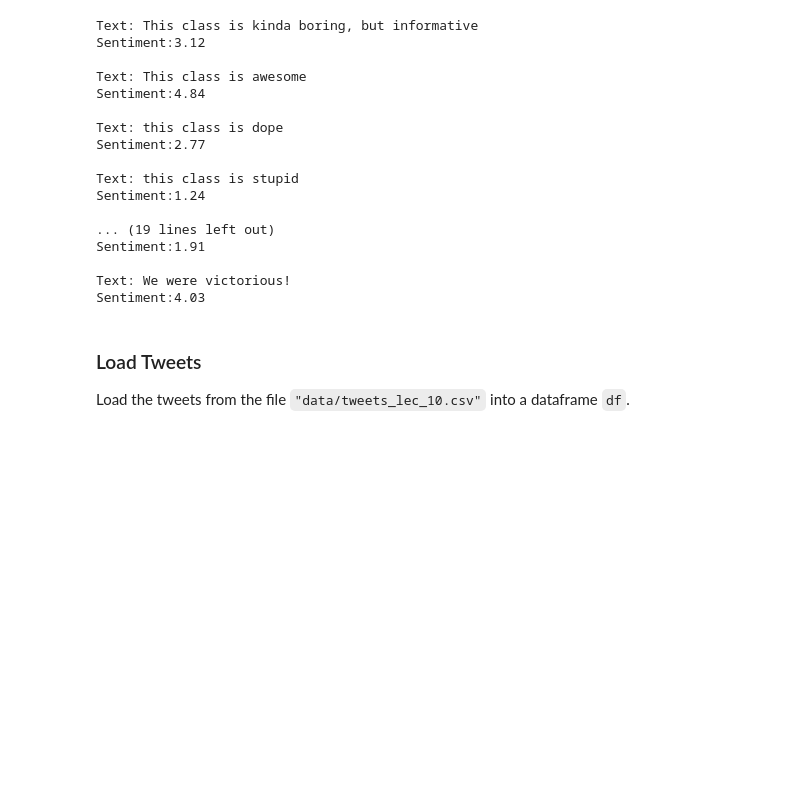
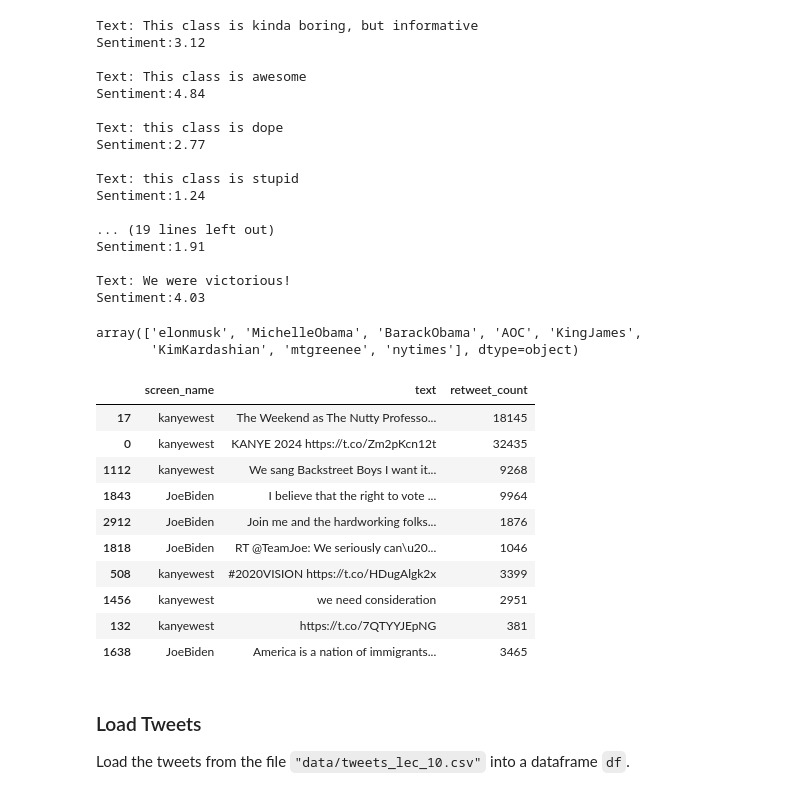
Before and after one commit to zlisto/sentiment_analysis, a Jupyter notebook: Sentiment Analysis.ipynb, the cells around one changed output. Drawn from its saved outputs; the diff is of its cells as text; code cells hidden in the pictures; blank space fills up the shorter version.

```diff
--- a/Sentiment Analysis.ipynb
+++ b/Sentiment Analysis.ipynb
@@ -261,3 +184,36 @@ Sentiment:4.03
+# %%
+#Data Processing
+df = pd.read_csv("data/tweets_sentiment_embedding_02.csv")
+
+
+df.screen_name.unique()
+#df.to_csv("data/tweets_sentiment_embedding_02.csv")
+# %% [output]
+array(['elonmusk', 'MichelleObama', 'BarackObama', 'AOC', 'KingJames',
+       'KimKardashian', 'mtgreenee', 'nytimes'], dtype=object)
+# %%
+
+
+
+df_kanye = pd.read_csv("data/tweets_kanyewest.csv")
+df_biden = pd.read_csv("data/tweets_joebiden.csv")
+
+df_tweets = pd.concat([df_kanye, df_biden])
+df_tweets = df_tweets[['screen_name','text','retweet_count']]
+# %%
+df_tweets.sample(n=10)
+# %% [output]
+|  | screen_name | text | retweet_count |
+| 17 | kanyewest | The Weekend as The Nutty Professo... | 18145 |
+| 0 | kanyewest | KANYE 2024 https://t.co/Zm2pKcn12t | 32435 |
+| 1112 | kanyewest | We sang Backstreet Boys I want it... | 9268 |
+| 1843 | JoeBiden | I believe that the right to vote ... | 9964 |
+| 2912 | JoeBiden | Join me and the hardworking folks... | 1876 |
+| 1818 | JoeBiden | RT @TeamJoe: We seriously can\u20... | 1046 |
+| 508 | kanyewest | #2020VISION https://t.co/HDugAlgk2x | 3399 |
+| 1456 | kanyewest | we need consideration | 2951 |
+| 132 | kanyewest | https://t.co/7QTYYJEpNG | 381 |
+| 1638 | JoeBiden | America is a nation of immigrants... | 3465 |
 # %% [markdown]
 ### Load Tweets
 
```
Also changed, not shown: parts of 17 cells of this notebook, 5 other files.
